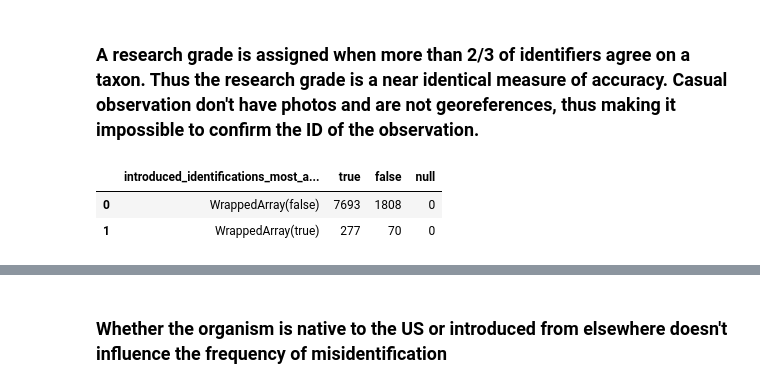
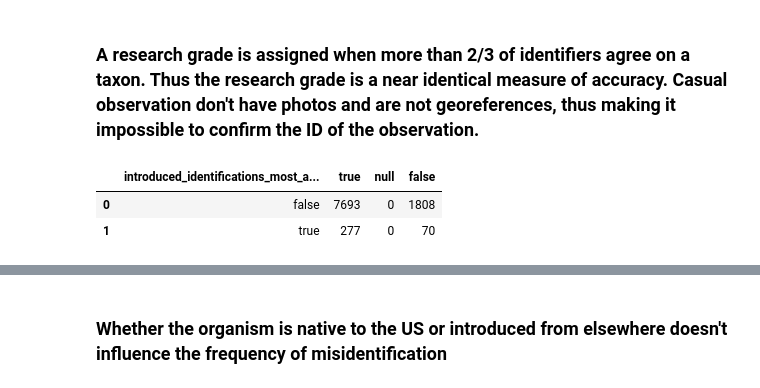
Before and after one commit to tjogesh/PredictingSpeciesIDs, a Jupyter notebook: iNaturalist_speciesID_spark.ipynb, the cells around one changed output, grey strips where cells are left out. Saved outputs shown, nothing was run; the diff lists cells and outputs as text; code cells hidden in the pictures.

```diff
--- a/iNaturalist_speciesID_spark.ipynb
+++ b/iNaturalist_speciesID_spark.ipynb
@@ -192,0 +164,2 @@ def count_zeros(df):
+# %%
+df=t.toPandas()
@@ -192,0 +168,2 @@ def count_zeros(df):
+# %%
+df_clean=df.applymap(lambda x: x[0] if x !=[] else None)
@@ -192,0 +179,2 @@ def count_zeros(df):
+# %%
+main = sqlsc.createDataFrame(df_clean)
@@ -531,14 +505,14 @@ py.plotly.iplot(fig, filename='marker-h-bar4')
 # %% [markdown]
 ### A research grade is assigned when more than 2/3 of identifiers agree on a taxon. Thus the research grade is a near identical measure of accuracy.  Casual observation don't have photos and are not georeferences, thus making it impossible to confirm the ID of the observation.
 # %%
-df_native= t.crosstab('introduced', 'identifications_most_agree').toPandas()
+df_native= main.crosstab('introduced', 'identifications_most_agree').toPandas()
 # %%
-df_native=df_native.drop(2)# null value
+df_native=df_native[df_native['introduced_identifications_most_agree']!='null']
 df_native
 # %% [output]
-|  | introduced_identifications_most_a... | true | false | null |
-| 0 | WrappedArray(false) | 7693 | 1808 | 0 |
-| 1 | WrappedArray(true) | 277 | 70 | 0 |
+|  | introduced_identifications_most_a... | true | null | false |
+| 0 | false | 7693 | 0 | 1808 |
+| 1 | true | 277 | 0 | 70 |
 # %%
 df_native['ID']=['native','introduced']
 df_native['prop_correct'] = df_native['true']/(df_native['true']+df_native['false'])
```
Also changed, not shown: parts of 124 cells of this notebook.
